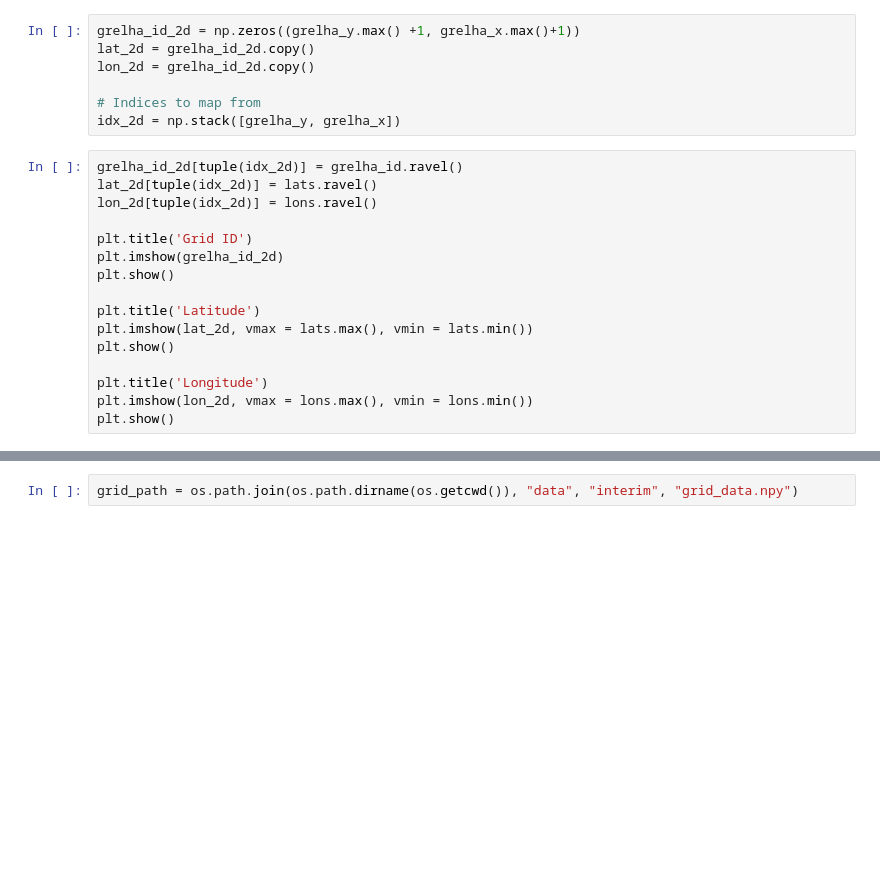
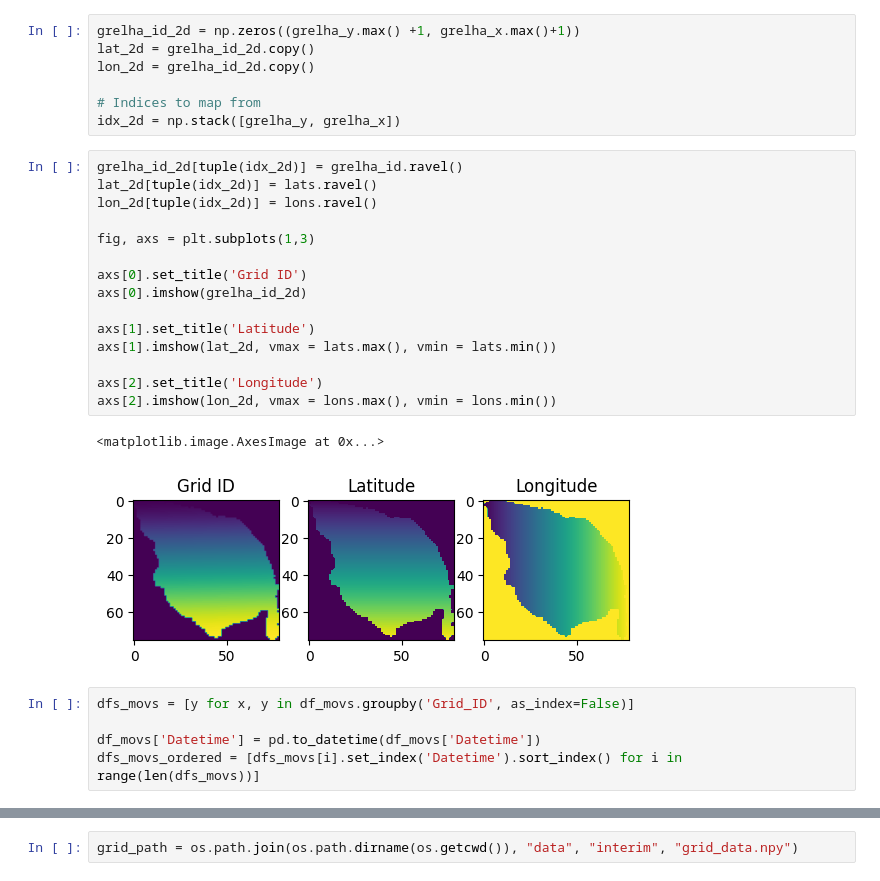
Before and after one commit to duarteoliper/WDL_2023, a Jupyter notebook: notebooks/preprocess_grid.ipynb, the cells around one changed output, grey strips where cells are left out. Drawn from its saved outputs; the diff is of its cells as text; blank space fills up the shorter version.

```diff
--- a/notebooks/preprocess_grid.ipynb
+++ b/notebooks/preprocess_grid.ipynb
@@ -51,16 +53,23 @@ idx_2d = np.stack([grelha_y, grelha_x])
 # %%
 grelha_id_2d[tuple(idx_2d)] = grelha_id.ravel()
 lat_2d[tuple(idx_2d)] = lats.ravel()
 lon_2d[tuple(idx_2d)] = lons.ravel()
 
-plt.title('Grid ID')
-plt.imshow(grelha_id_2d)
-plt.show()
+fig, axs = plt.subplots(1,3)
 
-plt.title('Latitude')
-plt.imshow(lat_2d, vmax = lats.max(), vmin = lats.min())
-plt.show()
+axs[0].set_title('Grid ID')
+axs[0].imshow(grelha_id_2d)
 
-plt.title('Longitude')
-plt.imshow(lon_2d, vmax = lons.max(), vmin = lons.min())
-plt.show()
+axs[1].set_title('Latitude')
+axs[1].imshow(lat_2d, vmax = lats.max(), vmin = lats.min())
+
+axs[2].set_title('Longitude')
+axs[2].imshow(lon_2d, vmax = lons.max(), vmin = lons.min())
+# %% [output]
+<matplotlib.image.AxesImage at 0x...>
+[figure, added]
+# %%
+dfs_movs = [y for x, y in df_movs.groupby('Grid_ID', as_index=False)]
+
+df_movs['Datetime'] = pd.to_datetime(df_movs['Datetime'])
+dfs_movs_ordered = [dfs_movs[i].set_index('Datetime').sort_index() for i in range(len(dfs_movs))]
```
Also changed, not shown: parts of 13 cells of this notebook.
